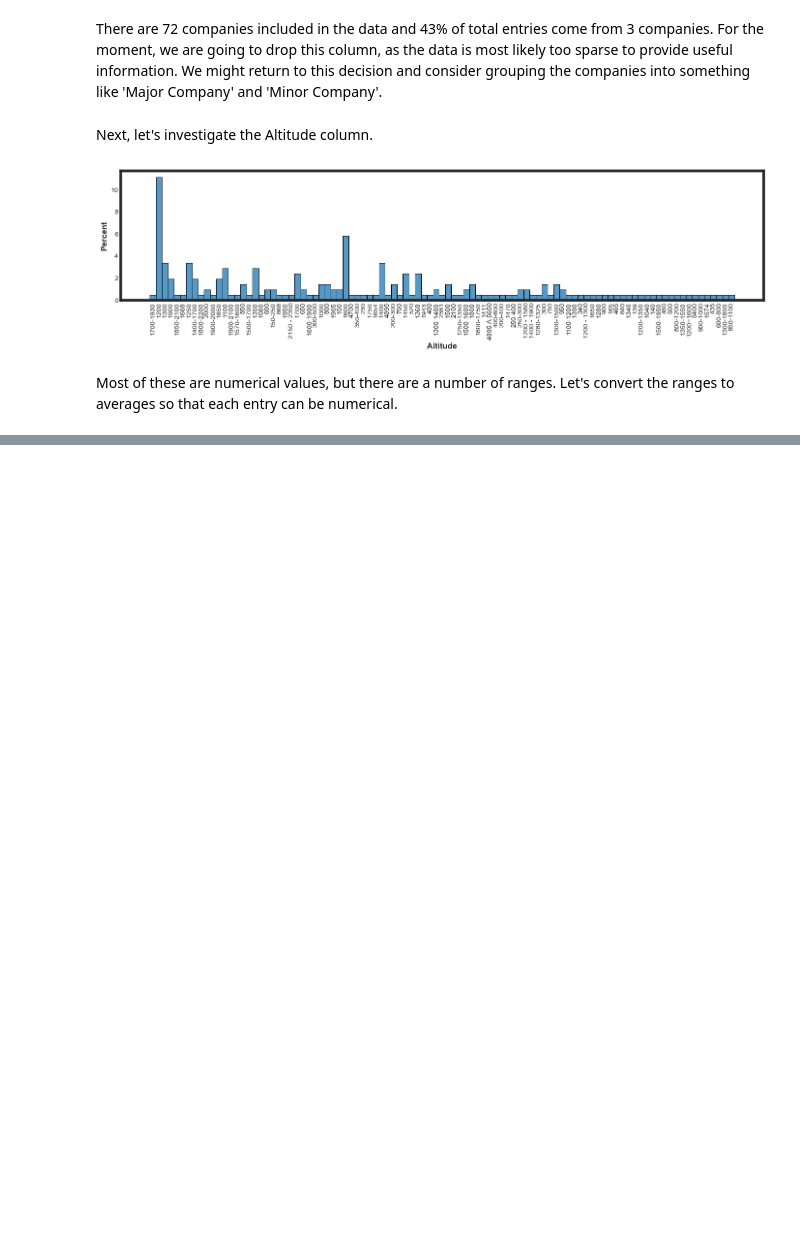
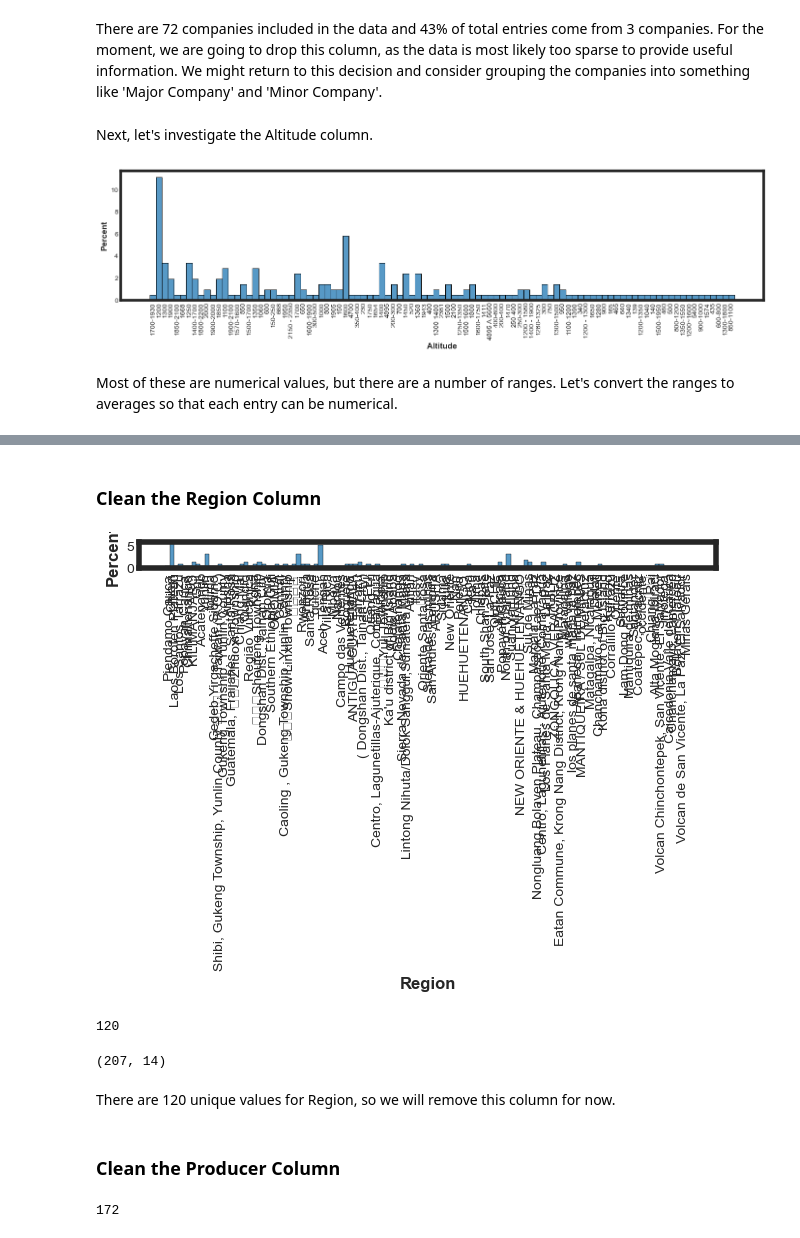
Before and after one commit to joshfuchs/DataScience_projects, a Jupyter notebook: coffee quality.ipynb, the cells around one changed output, grey strips where cells are left out. Cells and saved outputs as stored; diff of their text form; code cells hidden in the pictures; blank space fills up the shorter version.

```diff
--- a/coffee quality.ipynb
+++ b/coffee quality.ipynb
@@ -368,0 +369,20 @@ plt.show()
+# %% [markdown]
+### Clean the Region Column
+# %%
+sns.histplot(data=coffee_clean,x='Region',
+            stat='percent')
+
+plt.xticks(rotation=90)
+plt.show()
+# %% [output]
+[figure, added]
+# %%
+coffee_clean['Region'].nunique()
+# %% [output]
+120
+# %%
+coffee_clean.shape
+# %% [output]
+(207, 14)
+# %% [markdown]
+There are 120 unique values for Region, so we will remove this column for now.
@@ -368,0 +391,6 @@ plt.show()
+# %% [markdown]
+### Clean the Producer Column
+# %%
+coffee_clean['Producer'].nunique()
+# %% [output]
+172
```
Also changed, not shown: parts of 16 cells of this notebook.
